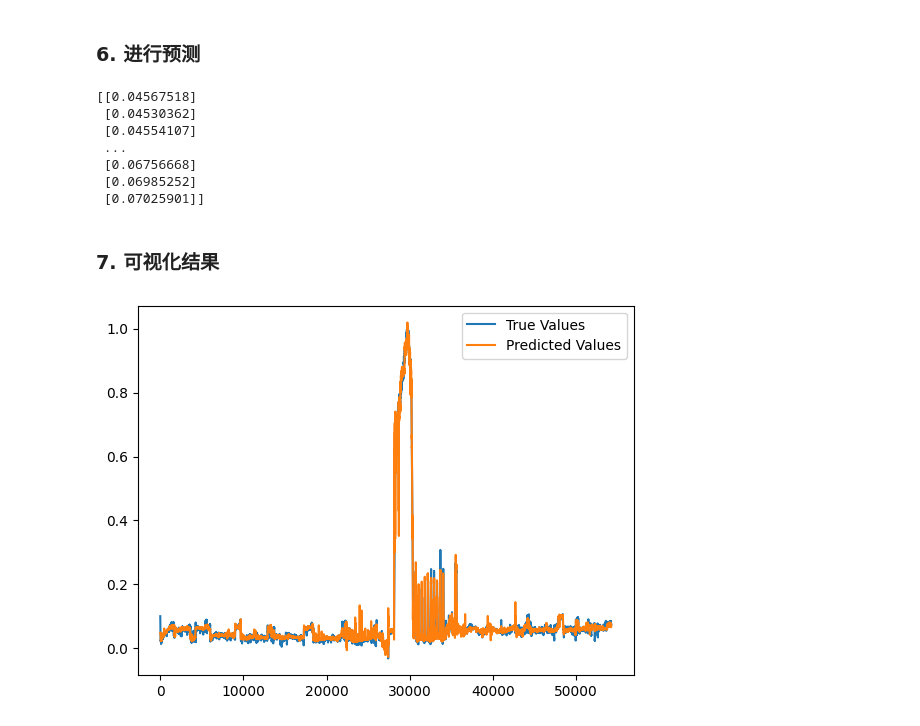
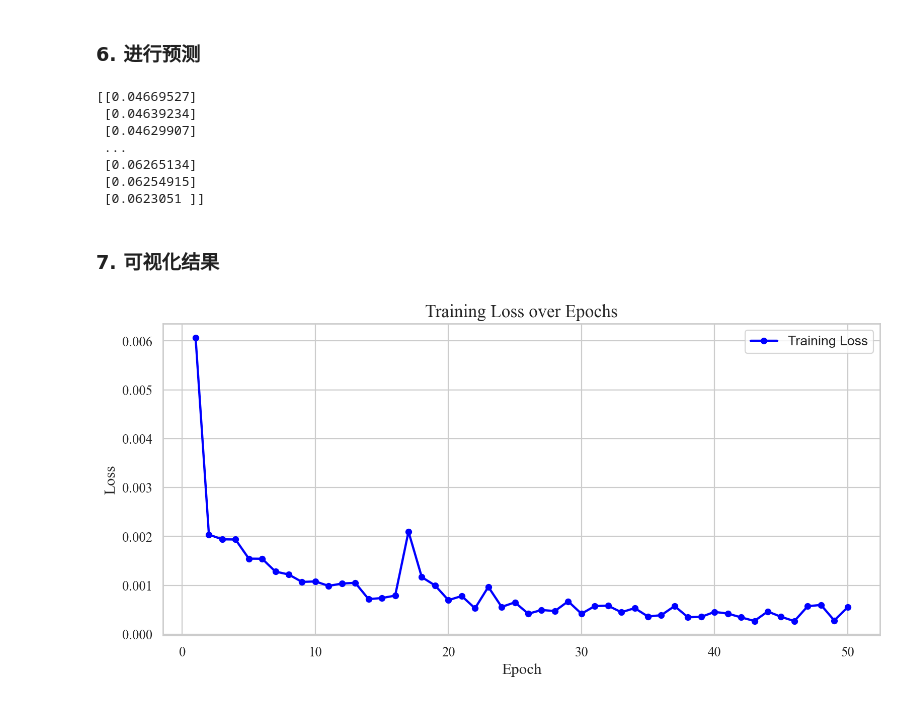
Before and after one commit to Edie-Z/NYPowerStation, a Jupyter notebook: NYDA3_LSTM.ipynb, the cells around one changed output. Cells and saved outputs as stored; diff of their text form; code cells hidden in the pictures.

```diff
--- a/NYDA3_LSTM.ipynb
+++ b/NYDA3_LSTM.ipynb
@@ -210,8 +210,14 @@ criterion = nn.MSELoss()
 optimizer = optim.Adam(model.parameters(), lr=0.001)
 # %% [markdown]
 ### 5. 训练模型
+# %%
+# 将模型移动到设备
+device = torch.device("cuda" if torch.cuda.is_available() else "cpu")
+model = model.to(device)
+X, y = X.to(device), y.to(device)
 # %%
 num_epochs = 50
+train_losses = []
 model.train()
 # %% [output]
 LSTMModel(
@@ -220,9 +226,11 @@ LSTMModel(
 )
 # %%
 for epoch in range(num_epochs):
+    model.train()
+    epoch_loss = 0
     for i, (seqs, targets) in enumerate(dataloader):
         # 将数据传入设备
-        seqs, targets = seqs.to('cpu'), targets.to('cpu')
+        seqs, targets = seqs.to(device), targets.to(device)
 
         # 前向传播
         outputs = model(seqs)
@@ -233,6 +241,12 @@ for epoch in range(num_epochs):
         loss.backward()
         optimizer.step()
 
-    if (epoch+1) % 10 == 0:
-        print(f'Epoch [{epoch+1}/{num_epochs}], Loss: {loss.item():.4f}')
+        epoch_loss += loss.item()
+
+    # 平均损失
+    avg_loss = epoch_loss / len(dataloader)
+    train_losses.append(avg_loss)
+
+    if (epoch + 1) % 10 == 0:
+        print(f'Epoch [{epoch+1}/{num_epochs}], Loss: {avg_loss:.4f}')
 # %% [output]
@@ -246,17 +260,18 @@ Epoch [50/50], Loss: 0.0001
 # %%
 model.eval()
 with torch.no_grad():
-    predictions = model(X.to('cpu')).cpu().numpy()
+    predictions = model(X).cpu().numpy()
+    actuals = y.cpu().numpy()
 
 print(predictions)
 # %% [output]
-[[0.04567518]
- [0.04530362]
- [0.04554107]
+[[0.04669527]
+ [0.04639234]
+ [0.04629907]
  ...
- [0.06756668]
- [0.06985252]
- [0.07025901]]
+ [0.06265134]
+ [0.06254915]
+ [0.0623051 ]]
 # %% [markdown]
 ### 7. 可视化结果
 # %%
@@ -264,8 +283,19 @@ import matplotlib.pyplot as plt
-# %%
-# 绘制真实值和预测值
-plt.plot(y.cpu().numpy(), label="True Values")
-plt.plot(predictions, label="Predicted Values")
-plt.legend()
-plt.show()
-# %% [output]
-[figure, removed]
+# %%
+# 可视化训练损失
+sns.set(style="whitegrid")
+plt.figure(figsize=(10, 5), dpi=160)
+plt.plot(range(1, num_epochs + 1), train_losses, color='blue', linestyle='-', linewidth=2, marker='o', markersize=5, label="Training Loss")
+
+plt.xlabel("Epoch", fontsize=14, family='Times New Roman')
+plt.ylabel("Loss", fontsize=14, family='Times New Roman')
+plt.title("Training Loss over Epochs", fontsize=16, family='Times New Roman')
+plt.grid(True)
+
+plt.xticks(fontsize=12, family='Times New Roman')
+plt.yticks(fontsize=12, family='Times New Roman')
+
+plt.legend(frameon=True, loc='upper right', fontsize=12)
+plt.tight_layout()
+plt.show()
+# %% [output]
+[figure, added]
```
Also changed, not shown: parts of 4 cells of this notebook, 1 other file.
